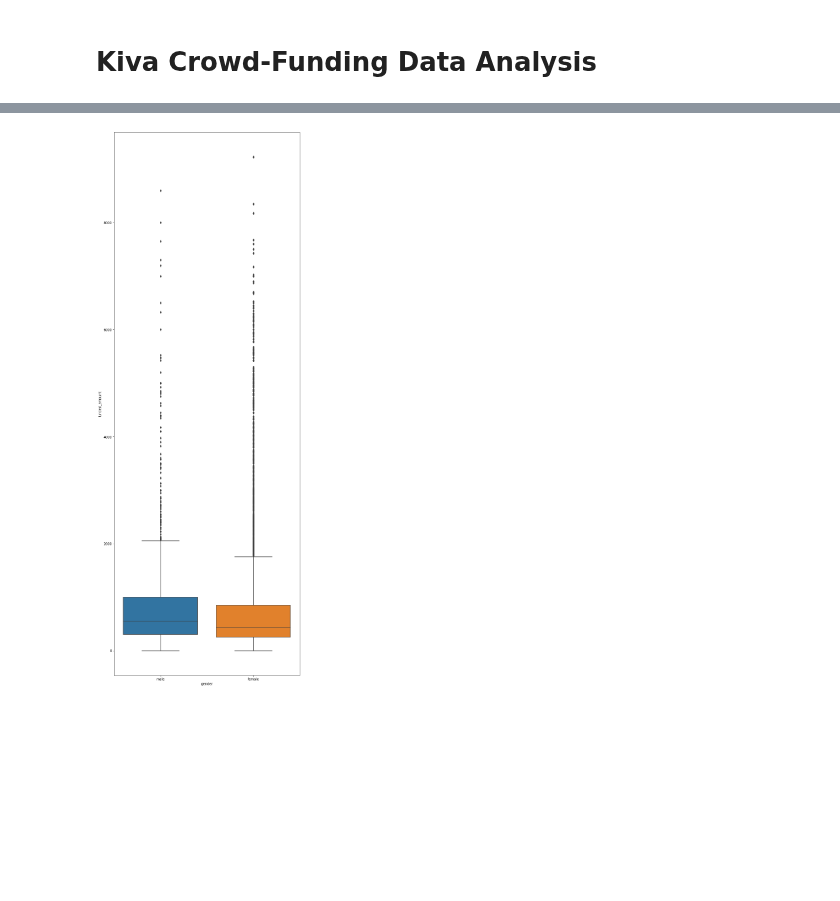
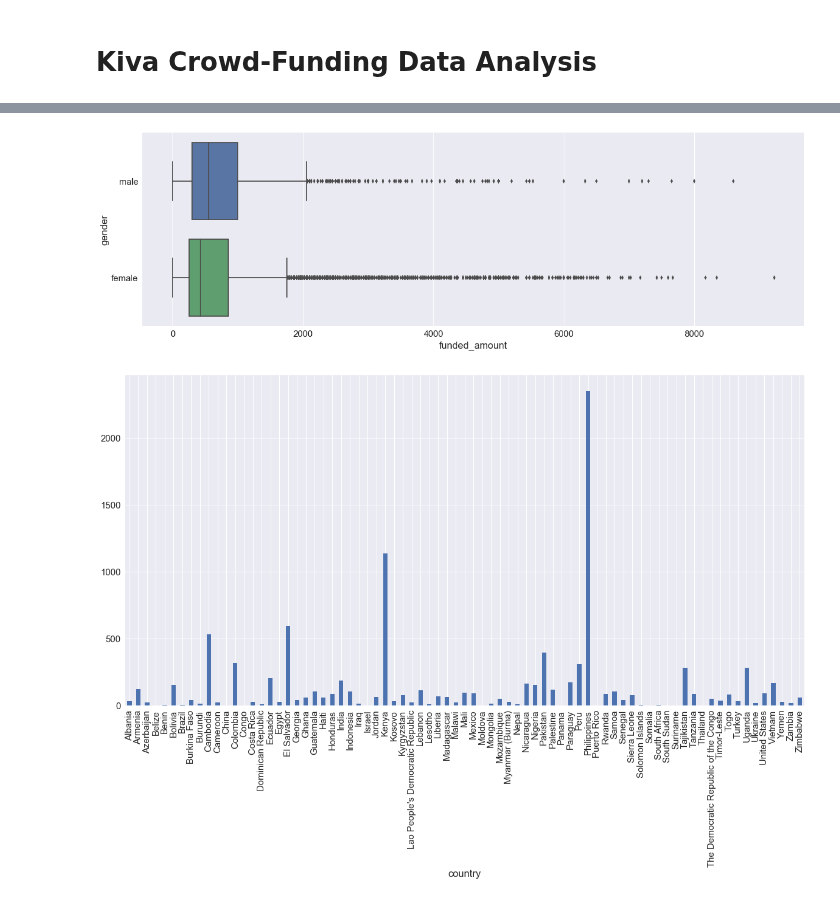
Before and after one commit to feng443/RUDS-Proj1-Kiva-Crowd-Funding-Visualization, a Jupyter notebook: ChanDataExploring.ipynb, the cells around one changed output, grey strips where cells are left out. Cells and saved outputs as stored; diff of their text form; code cells hidden in the pictures; blank space fills up the shorter version.

```diff
--- a/ChanDataExploring.ipynb
+++ b/ChanDataExploring.ipynb
@@ -45,10 +38,0 @@ plt.show()
-# %%
-figure, ax = plt.subplots(figsize=(10,30))
-
-sns.boxplot(
-    x='gender',
-    y='funded_amount',
-    data=df[df['funded_amount'] < 10000])
-plt.show()
-# %% [output]
-[figure, removed]
@@ -96,0 +39,11 @@ df.country.value_counts()
+# %%
+figure, ax = plt.subplots(figsize=(20,6))
+
+sns.boxplot(
+    y='gender',
+    x='funded_amount',
+    orient='h',
+    data=df[df['funded_amount'] < 10000])
+plt.show()
+# %% [output]
+[figure, added]
@@ -96,0 +52,6 @@ df.country.value_counts()
+# %%
+figure, ax = plt.subplots(figsize=(20,10))
+df.groupby('country')['funded_amount'].count().plot.bar()
+plt.show()
+# %% [output]
+[figure, added]
```
Also changed, not shown: parts of 40 cells of this notebook, 1 other file.
